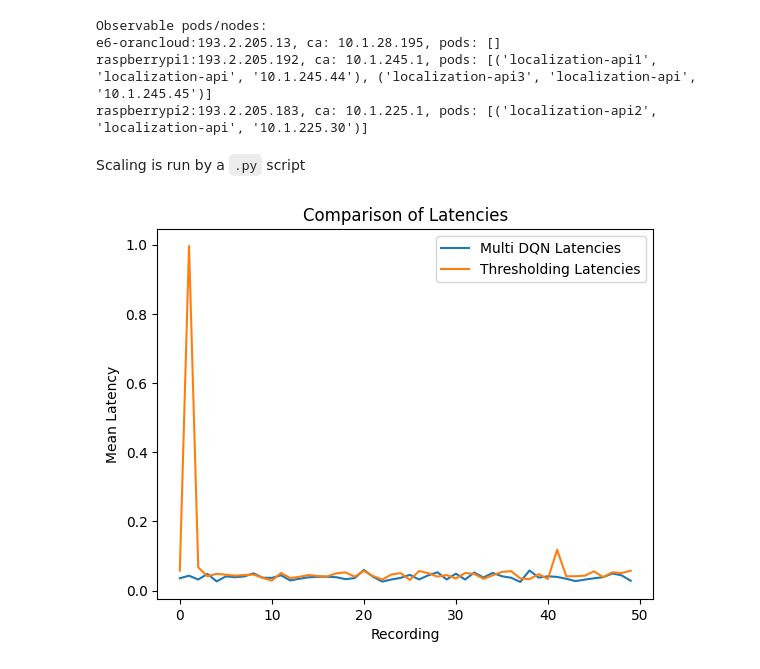
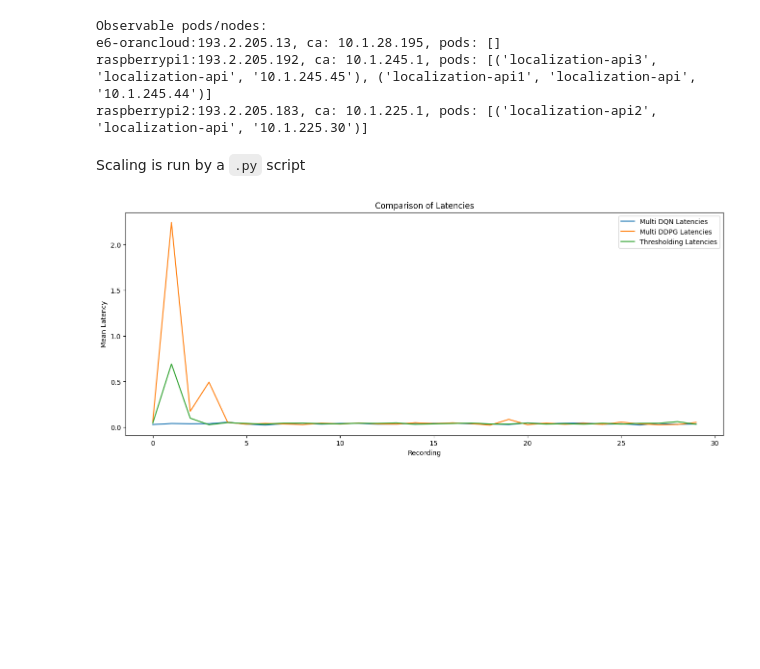
Before and after one commit to sensorlab/agent-edgeautoscaling, a Jupyter notebook: code/measure_latenices_under_load.ipynb, the cells around one changed output. Saved outputs shown, nothing was run; the diff lists cells and outputs as text; code cells hidden in the pictures; blank space fills up the shorter version.

Commit message:
add visualization for training ddpg

```diff
--- a/code/measure_latenices_under_load.ipynb
+++ b/code/measure_latenices_under_load.ipynb
@@ -9,17 +9,20 @@ from spam_cluster import spam_requests_single
 
 interval = 500
 rps = 50
+random_rps = True
+every = 3
+initial_rps = rps
 
 url = f"http://localhost:30888/predict"
 USERS = 5
-recordings = 50
+recordings = 30
 time_step = 5
 
 nodes = init_nodes(debug=True, custom_label='app=localization-api')
 # %% [output]
 Observable pods/nodes:
 e6-orancloud:193.2.205.13, ca: 10.1.28.195, pods: []
-raspberrypi1:193.2.205.192, ca: 10.1.245.1, pods: [('localization-api1', 'localization-api', '10.1.245.44'), ('localization-api3', 'localization-api', '10.1.245.45')]
+raspberrypi1:193.2.205.192, ca: 10.1.245.1, pods: [('localization-api3', 'localization-api', '10.1.245.45'), ('localization-api1', 'localization-api', '10.1.245.44')]
 raspberrypi2:193.2.205.183, ca: 10.1.225.1, pods: [('localization-api2', 'localization-api', '10.1.225.30')]
 # %% [markdown]
 Scaling is run by a `.py` script
@@ -43,8 +46,16 @@ for i in range(recordings):
 
     elapsed_time = time.time() - start_time
     time.sleep(max(0, time_step - elapsed_time))
+
+    if random_rps and i % every == 0 and i != 0:
+        rps = np.random.randint(25, 75)
+        spam_process.terminate()
+        spam_process = subprocess.Popen(['python', 'spam_cluster.py', '--users', str(rps), '--interval', str(interval)])
 spam_process.terminate()
 # %%
+if random_rps:
+    rps = 50
+
 spam_process = subprocess.Popen(['python', 'spam_cluster.py', '--users', str(rps), '--interval', str(interval)])
 t_latencies = []
 t_container_recordings = []
@@ -64,19 +75,55 @@ for i in range(recordings):
 
     elapsed_time = time.time() - start_time
     time.sleep(max(0, time_step - elapsed_time))
+
+    if random_rps and i % every == 0 and i != 0:
+        rps = np.random.randint(25, 75)
+        spam_process.terminate()
+        spam_process = subprocess.Popen(['python', 'spam_cluster.py', '--users', str(rps), '--interval', str(interval)])
 spam_process.terminate()
+# %%
+if random_rps:
+    rps = 50
+
+spam_process = subprocess.Popen(['python', 'spam_cluster.py', '--users', str(rps), '--interval', str(interval)])
+ddpg_latenices = []
+ddpg_container_recordings = []
+for i in range(recordings):
+    start_time = time.time()
+    latencies = spam_requests_single(USERS, url)
+    latencies = [latency for latency in latencies if latency is not None]
+    mean_latency = np.mean(latencies)
+    ddpg_latenices.append(mean_latency)
+
+    node_recordings = []
+    for node in nodes:
+        for container_id, (_, _, _) in list(node.get_containers().items()):
+            (cpu_limit, cpu, cpu_percentage), (_, _, _), (_, _) = node.get_container_usage(container_id)
+            node_recordings.append((cpu_limit, cpu, cpu_percentage))
+    ddpg_container_recordings.append(node_recordings)
+
+    elapsed_time = time.time() - start_time
+    time.sleep(max(0, time_step - elapsed_time))
+
+    if random_rps and i % every == 0 and i != 0:
+        rps = np.random.randint(25, 75)
+        spam_process.terminate()
+        spam_process = subprocess.Popen(['python', 'spam_cluster.py', '--users', str(rps), '--interval', str(interval)])
+spam_process.terminate()
 # %%
+plt.figure(figsize=(16, 6))
 plt.plot(mdqn_latenices, label='Multi DQN Latencies')
+plt.plot(ddpg_latenices, label='Multi DDPG Latencies')
 plt.plot(t_latencies, label='Thresholding Latencies')
 
 plt.xlabel('Recording')
 plt.ylabel('Mean Latency')
 plt.title('Comparison of Latencies')
 plt.legend()
 
 plt.show()
 # %% [output]
-[figure, old version]
+[figure, new version]
 # %%
 time_axis = range(len(t_container_recordings))
 
```
Also changed, not shown: parts of 1 cell of this notebook, 1 other file.
